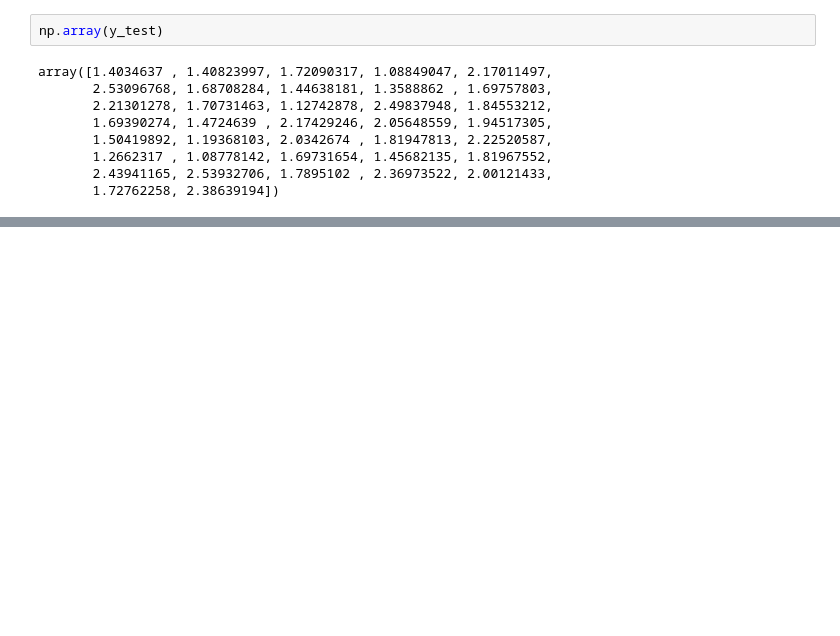
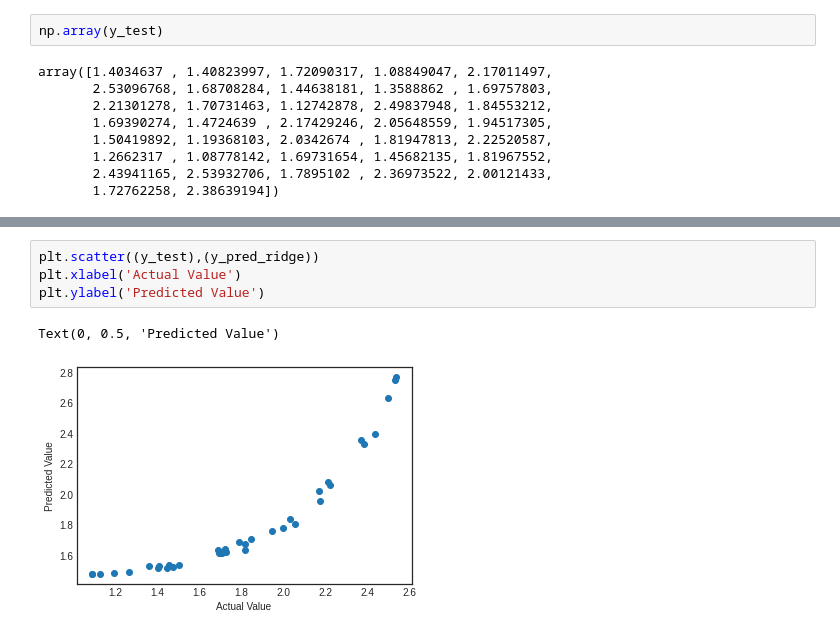
Before and after one commit to dongrepranali/Yes-Bank-Stock-Closing-Price-Prediction, a Jupyter notebook: Yes_Bank_Stock_Closing_Price_Prediction.ipynb, the cells around one changed output, grey strips where cells are left out. Cells and saved outputs as stored; diff of their text form; blank space fills up the shorter version.

```diff
--- a/Yes_Bank_Stock_Closing_Price_Prediction.ipynb
+++ b/Yes_Bank_Stock_Closing_Price_Prediction.ipynb
@@ -730,0 +746,7 @@ array([1.4034637 , 1.40823997, 1.72090317, 1.08849047, 2.17011497,
+# %%
+plt.scatter((y_test),(y_pred_ridge))
+plt.xlabel('Actual Value')
+plt.ylabel('Predicted Value')
+# %% [output]
+Text(0, 0.5, 'Predicted Value')
+[figure, added]
```
Also changed, not shown: parts of 46 cells of this notebook.
